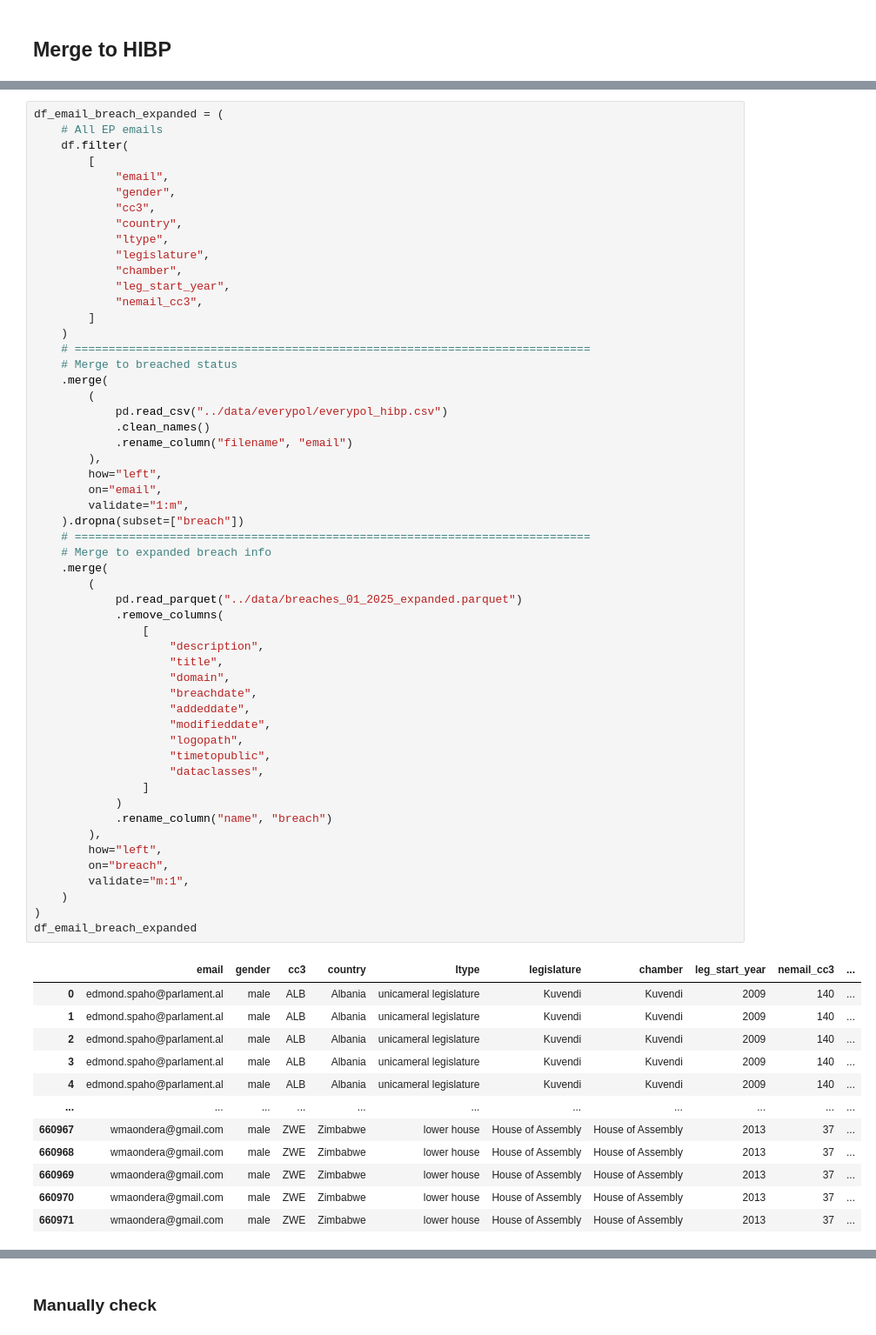
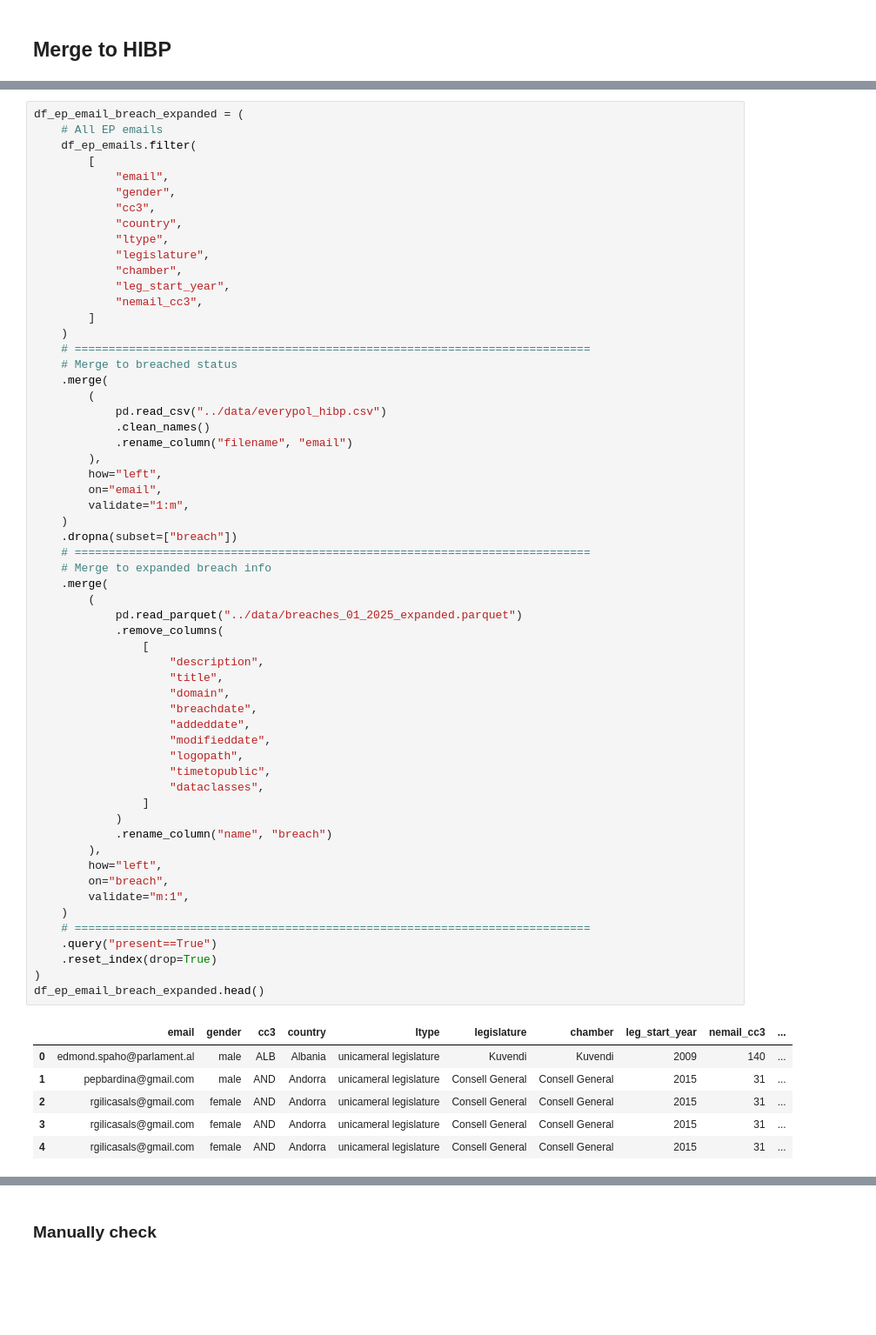
Before and after one commit to themains/pwned_pols, a Jupyter notebook: scripts/06_everypol_summ.ipynb, the cells around one changed output, grey strips where cells are left out. Shown at 87% size. Saved outputs shown, nothing was run; the diff lists cells and outputs as text; blank space fills up the shorter version.

Commit message:
Table 3 - breach incidents

```diff
--- a/scripts/06_everypol_summ.ipynb
+++ b/scripts/06_everypol_summ.ipynb
@@ -306,7 +445,7 @@ pandas_to_tex(
 # %%
-df_email_breach_expanded = (
+df_ep_email_breach_expanded = (
     # All EP emails
-    df.filter(
+    df_ep_emails.filter(
         [
             "email",
             "gender",
@@ -323,50 +462,48 @@ df_email_breach_expanded = (
     # Merge to breached status
     .merge(
         (
-            pd.read_csv("../data/everypol/everypol_hibp.csv")
+            pd.read_csv("../data/everypol_hibp.csv")
             .clean_names()
             .rename_column("filename", "email")
         ),
         how="left",
         on="email",
         validate="1:m",
-    ).dropna(subset=["breach"])
+    )
+    .dropna(subset=["breach"])
     # ============================================================================
     # Merge to expanded breach info
     .merge(
         (
             pd.read_parquet("../data/breaches_01_2025_expanded.parquet")
             .remove_columns(
                 [
                     "description",
                     "title",
                     "domain",
                     "breachdate",
                     "addeddate",
                     "modifieddate",
                     "logopath",
                     "timetopublic",
                     "dataclasses",
                 ]
             )
             .rename_column("name", "breach")
         ),
         how="left",
         on="breach",
         validate="m:1",
     )
+    # ============================================================================
+    .query("present==True")
+    .reset_index(drop=True)
 )
-df_email_breach_expanded
+df_ep_email_breach_expanded.head()
 # %% [output]
 |  | email | gender | cc3 | country | ltype | legislature | chamber | leg_start_year | nemail_cc3 | ... |
 | 0 | edmond.spaho@parlament.al | male | ALB | Albania | unicameral legislature | Kuvendi | Kuvendi | 2009 | 140 | ... |
-| 1 | edmond.spaho@parlament.al | male | ALB | Albania | unicameral legislature | Kuvendi | Kuvendi | 2009 | 140 | ... |
-| 2 | edmond.spaho@parlament.al | male | ALB | Albania | unicameral legislature | Kuvendi | Kuvendi | 2009 | 140 | ... |
-| 3 | edmond.spaho@parlament.al | male | ALB | Albania | unicameral legislature | Kuvendi | Kuvendi | 2009 | 140 | ... |
-| 4 | edmond.spaho@parlament.al | male | ALB | Albania | unicameral legislature | Kuvendi | Kuvendi | 2009 | 140 | ... |
-| ... | ... | ... | ... | ... | ... | ... | ... | ... | ... | ... |
-| 660967 | wmaondera@gmail.com | male | ZWE | Zimbabwe | lower house | House of Assembly | House of Assembly | 2013 | 37 | ... |
-| 660968 | wmaondera@gmail.com | male | ZWE | Zimbabwe | lower house | House of Assembly | House of Assembly | 2013 | 37 | ... |
-| 660969 | wmaondera@gmail.com | male | ZWE | Zimbabwe | lower house | House of Assembly | House of Assembly | 2013 | 37 | ... |
-| 660970 | wmaondera@gmail.com | male | ZWE | Zimbabwe | lower house | House of Assembly | House of Assembly | 2013 | 37 | ... |
-| 660971 | wmaondera@gmail.com | male | ZWE | Zimbabwe | lower house | House of Assembly | House of Assembly | 2013 | 37 | ... |
+| 1 | pepbardina@gmail.com | male | AND | Andorra | unicameral legislature | Consell General | Consell General | 2015 | 31 | ... |
+| 2 | rgilicasals@gmail.com | female | AND | Andorra | unicameral legislature | Consell General | Consell General | 2015 | 31 | ... |
+| 3 | rgilicasals@gmail.com | female | AND | Andorra | unicameral legislature | Consell General | Consell General | 2015 | 31 | ... |
+| 4 | rgilicasals@gmail.com | female | AND | Andorra | unicameral legislature | Consell General | Consell General | 2015 | 31 | ... |
```
Also changed, not shown: parts of 56 cells of this notebook.
